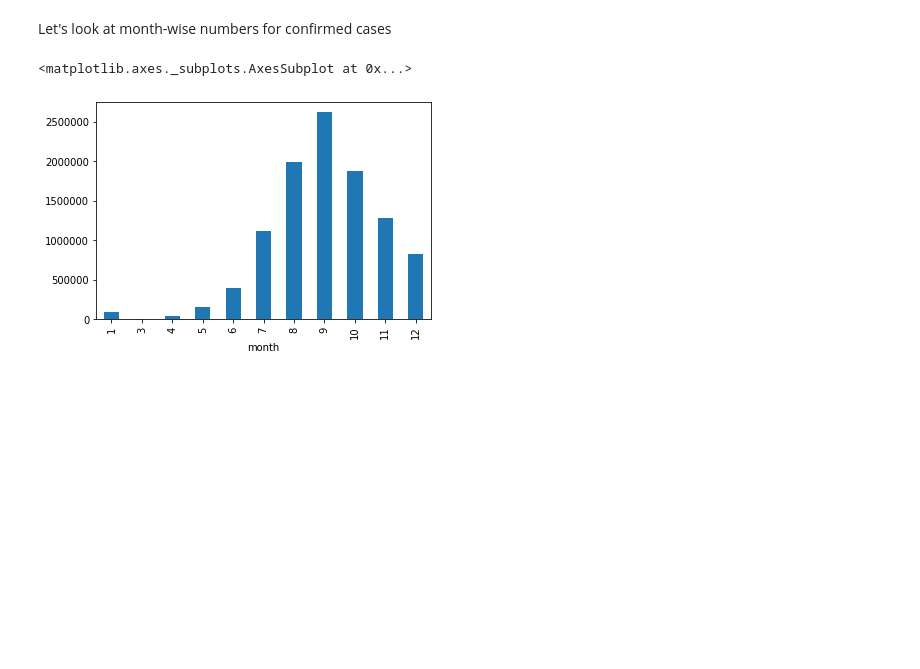
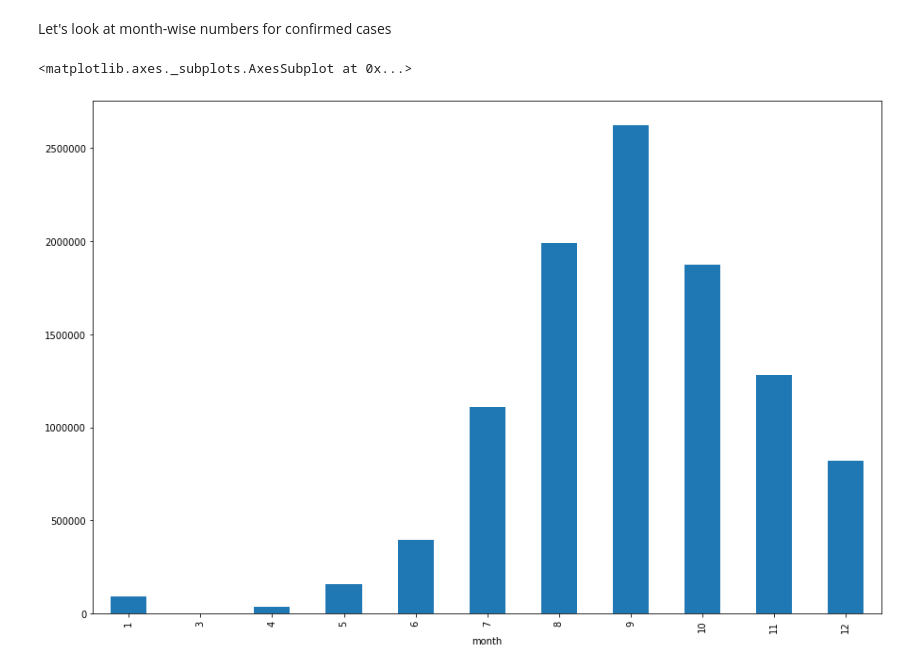
Before and after one commit to enumulak/EK_ML, a Jupyter notebook: Pandas/LearnPandas_Covid19_IndiaAnalysis_v2.0.ipynb, the cells around one changed output. Cells and saved outputs as stored; diff of their text form; code cells hidden in the pictures; blank space fills up the shorter version.

```diff
--- a/Pandas/LearnPandas_Covid19_IndiaAnalysis_v2.0.ipynb
+++ b/Pandas/LearnPandas_Covid19_IndiaAnalysis_v2.0.ipynb
@@ -1063,7 +1063,7 @@ ind_save_df.cfr.plot()
 # %% [markdown]
 Let's look at month-wise numbers for confirmed cases
 # %%
-covid_ind_month_df.daily_confirmed.plot(kind='bar')
+covid_ind_month_df.daily_confirmed.plot(figsize=(15,10), kind='bar')
 # %% [output]
 <matplotlib.axes._subplots.AxesSubplot at 0x...>
-[figure, old version]
+[figure, new version]
```
Also changed, not shown: parts of 5 cells of this notebook.
